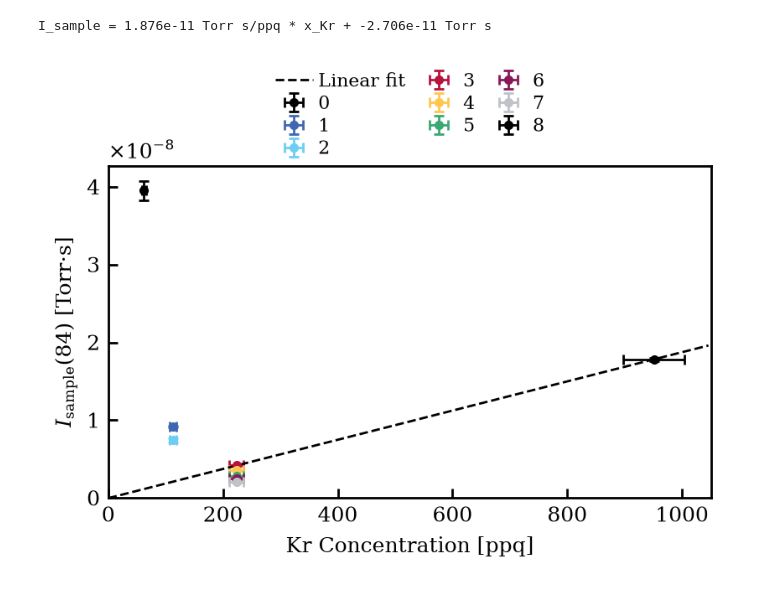
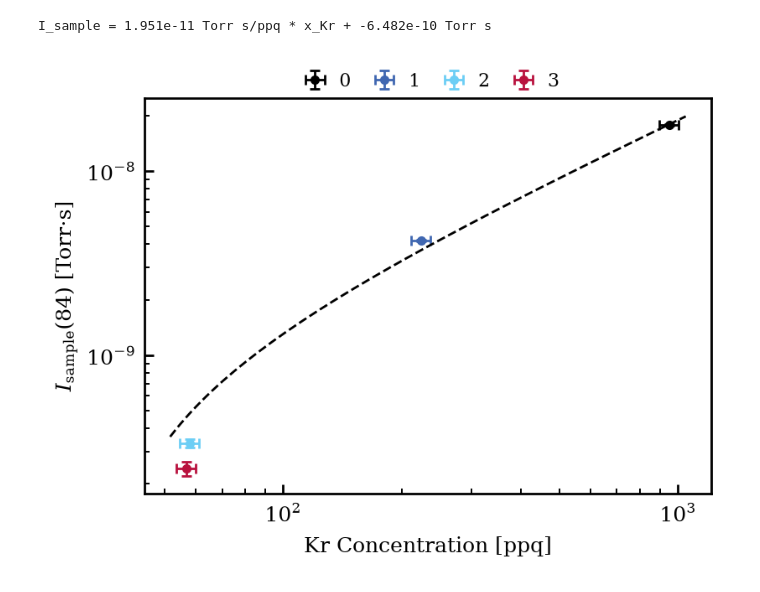
Before and after one commit to dachengx/rga-etl, a Jupyter notebook: calibration.ipynb, the cells around one changed output. Saved outputs shown, nothing was run; the diff lists cells and outputs as text; code cells hidden in the pictures.

```diff
--- a/calibration.ipynb
+++ b/calibration.ipynb
@@ -36,14 +41,19 @@ masses = [87, 28, 40, 62, 84]
 # TODO: fill in the measured values; all four are the defaults (notes/202611.tex) for now
 calibrations = [
     dict(delta_v=0.0842, n_expansion=2, temperature=292, recycler_pressure=14.8),
-    dict(delta_v=0.0100, n_expansion=2, temperature=292, recycler_pressure=14.8),
-    dict(delta_v=0.0100, n_expansion=2, temperature=292, recycler_pressure=14.8),
+    #dict(delta_v=0.0100, n_expansion=2, temperature=292, recycler_pressure=14.8),
+    #dict(delta_v=0.0100, n_expansion=2, temperature=292, recycler_pressure=14.8),
     dict(delta_v=0.0198, n_expansion=2, temperature=292, recycler_pressure=14.8),
-    dict(delta_v=0.0198, n_expansion=2, temperature=292, recycler_pressure=14.8),
-    dict(delta_v=0.0198, n_expansion=2, temperature=292, recycler_pressure=14.8),
-    dict(delta_v=0.0198, n_expansion=2, temperature=292, recycler_pressure=14.8),
-    dict(delta_v=0.0198, n_expansion=2, temperature=292, recycler_pressure=14.8),
-    dict(delta_v=0.0055, n_expansion=2, temperature=292, recycler_pressure=14.8),
+    #dict(delta_v=0.0198, n_expansion=2, temperature=292, recycler_pressure=14.8),
+    #dict(delta_v=0.0198, n_expansion=2, temperature=292, recycler_pressure=14.8),
+    #dict(delta_v=0.0198, n_expansion=2, temperature=292, recycler_pressure=14.8),
+    #dict(delta_v=0.0198, n_expansion=2, temperature=292, recycler_pressure=14.8),
+    #dict(delta_v=0.0052, n_expansion=2, temperature=292, recycler_pressure=14.8),
+    #dict(delta_v=0.0052, n_expansion=2, temperature=292, recycler_pressure=14.8),
+    dict(delta_v=0.0051, n_expansion=2, temperature=292, recycler_pressure=14.7),
+    # dict(delta_v=0.0051, n_expansion=2, temperature=292, recycler_pressure=14.7),
+    dict(delta_v=0.0050, n_expansion=2, temperature=292, recycler_pressure=14.7),
+    # dict(delta_v=0.0050, n_expansion=2, temperature=292, recycler_pressure=14.7),
 ]
 # %%
 # Background-subtracted integral of AMU 84 over the flow run and Kr mole fraction (Sec. 2) of each file
@@ -73,29 +78,29 @@ PressurevsTime-20261117-165334-538.txt: x_Kr = 62 +- 3 ppq, I_sample = 3.953e-08
 # %%
 fig, ax = plt.subplots(1, 1, figsize=(4, 3))
 
 for i in range(len(filenames)):
     ax.errorbar(
         x_kr[i] * 1e15, I[i],
         xerr=x_kr_err[i] * 1e15, yerr=I_err[i],
         marker='o', linestyle='none', capsize=2, label=i,
     )
 # ax.plot(0, 0, color='w')
-ax.set_xlim(left=0)
-ax.set_ylim(bottom=0)
-# ax.set_yscale('log')
+# ax.set_xlim(left=0)
+# ax.set_ylim(bottom=0)
+ax.set_xscale('log')
+ax.set_yscale('log')
 
 # Linear fit of I_sample against x_Kr, unweighted (uncertainties not used)
-slope, intercept = np.polyfit(x_kr[[0, 3]] * 1e15, I[[0, 3]], 1)
-x_fit = np.linspace(0, 1.1 * np.max(x_kr * 1e15), 100)
-ax.plot(x_fit, slope * x_fit + intercept, color='k', linestyle='--', label='Linear fit')
+slope, intercept = np.polyfit(x_kr * 1e15, I, 1)
+x_fit = np.geomspace(np.min(x_kr * 1e15) / 1.1, np.max(x_kr * 1e15) * 1.1, 100)
+ax.plot(x_fit, slope * x_fit + intercept, color='k', linestyle='--')
 print(f'I_sample = {slope:.3e} Torr s/ppq * x_Kr + {intercept:.3e} Torr s')
 
-# ax.legend(ncols=len(filenames) + 1)
-ax.legend(ncols=3)
+ax.legend(ncol=4)
 ax.set_xlabel('Kr Concentration [ppq]')
 ax.set_ylabel('$I_\\mathrm{sample}$(84) [Torr$\\cdot$s]')
 
 plt.show()
 # %% [output]
-I_sample = 1.876e-11 Torr s/ppq * x_Kr + -2.706e-11 Torr s
+I_sample = 1.951e-11 Torr s/ppq * x_Kr + -6.482e-10 Torr s
-[figure, old version]
+[figure, new version]
```
Also changed, not shown: parts of 2 cells of this notebook, 1 other file.
